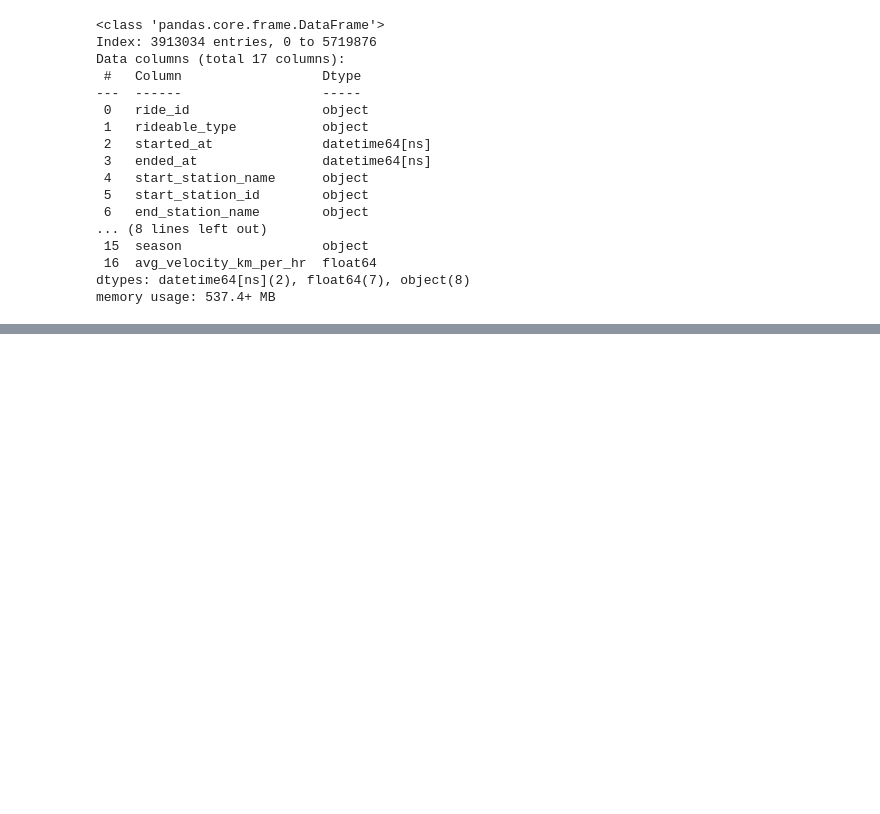
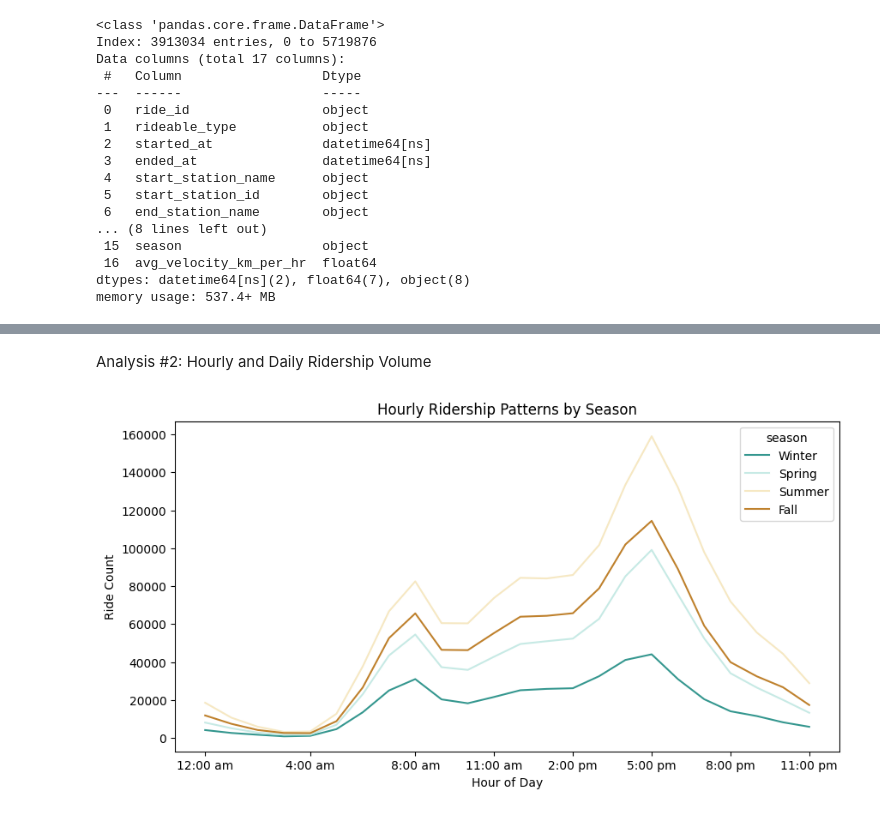
Before and after one commit to leon934/stat-315-final-project, a Jupyter notebook: data_analysis.ipynb, the cells around one changed output, grey strips where cells are left out. Cells and saved outputs as stored; diff of their text form; code cells hidden in the pictures; blank space fills up the shorter version.

```diff
--- a/data_analysis.ipynb
+++ b/data_analysis.ipynb
@@ -153,0 +189,29 @@ memory usage: 537.4+ MB
+# %% [markdown]
+Analysis #2: Hourly and Daily Ridership Volume
+# %%
+hour_season_counts = (
+    divvy_df
+    .groupby(["season", "hour"])
+    .size()
+    .reset_index(name="ride_count")
+)
+
+plt.figure(figsize=(10, 5))
+ax = sns.lineplot(
+    data=hour_season_counts,
+    x="hour",
+    y="ride_count",
+    hue="season",
+    hue_order=season_order,
+    palette="BrBG_r"
+)
+ax.set_xticks([0, 4, 8, 11, 14, 17, 20, 23])
+ax.set_xticklabels(["12:00 am","4:00 am","8:00 am","11:00 am","2:00 pm","5:00 pm","8:00 pm","11:00 pm"])
+
+plt.title("Hourly Ridership Patterns by Season")
+plt.xlabel("Hour of Day")
+plt.ylabel("Ride Count")
+plt.tight_layout()
+plt.show()
+# %% [output]
+[figure, added]
```
Also changed, not shown: parts of 14 cells of this notebook.
